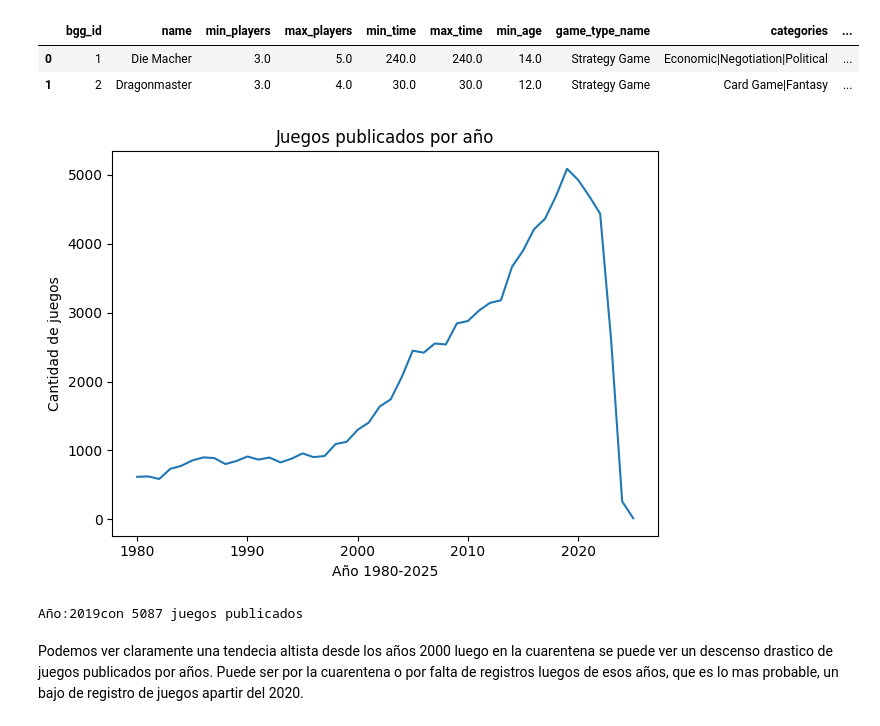
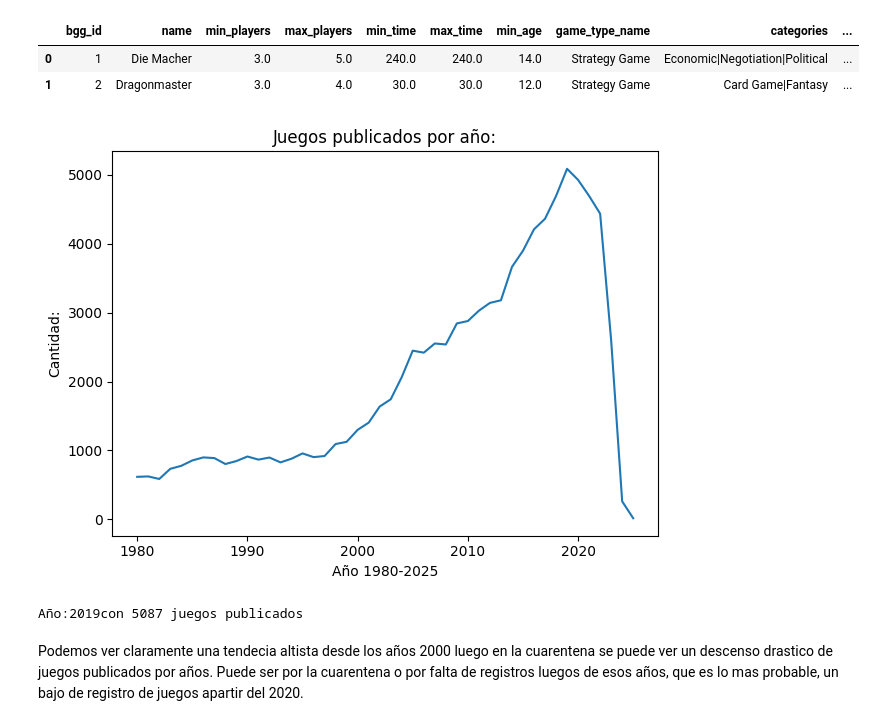
Before and after one commit to Sebastmenas/IMT2200--Sebastian-Mena, a Jupyter notebook: Tareas/T1/IMT2200-25s2 - Tarea 01.ipynb, the cells around one changed output. Cells and saved outputs as stored; diff of their text form; code cells hidden in the pictures.

```diff
--- a/Tareas/T1/IMT2200-25s2 - Tarea 01.ipynb
+++ b/Tareas/T1/IMT2200-25s2 - Tarea 01.ipynb
@@ -141,7 +141,7 @@ tmp["designers"]  = tmp["designer"].apply(lambda x: ids_a_nombres(x, data_person
 tmp["artists"]    = tmp["artist"].apply(lambda x: ids_a_nombres(x, data_person))
 
 columnas_escogidas = ["bgg_id","name","min_players", "max_players","min_time", "max_time","min_age","game_type_name","categories","mechanics",
-        "families", "year","publishers","artists","designers"]## filtrado de columnas
+        "families", "year","publishers","artists","designers", "complexity","num_votes","rank"]## lista para filtrado de columnas
 
 datos_de_juegos = tmp[columnas_escogidas]
 
@@ -195,23 +205,23 @@ dt.head(2)
 # %%
 #una leve ayuda:      https://chatgpt.com/share/68ae2ed3-1ad8-8002-a07b-db6e2fac0e5a
 
 dg = dt.copy()
 
 dg["year"] = pd.to_numeric(dg["year"])
-conteo = dt["year"].dropna().astype(int).value_counts().sort_index()
-
+conteo = dg["year"].dropna() .astype(int).value_counts().sort_index()
 
 plt.figure()
-conteo.plot()
-plt.xlabel("Año 1980-2025")
-plt.ylabel("Cantidad de juegos")
-plt.title("Juegos publicados por año")
+conteo.plot()#para que se grafique
+plt.xlabel("Año 1980-2025")#lo que dice la x
+plt.ylabel("Cantidad:")#lo que dice en y
+plt.title("Juegos publicados por año:")
 plt.tight_layout()
-plt.show()
+plt.show()#para mostrar todo
 
 print(f"Año:{conteo.idxmax()}con {conteo.max()} juegos publicados")#para ver el punto mas alto
+dt = dg.copy()
 # %% [output]
-[figure, old version]
+[figure, new version]
 Año:2019con 5087 juegos publicados
 # %% [markdown]
 Podemos ver claramente una tendecia altista desde los años 2000 luego en la cuarentena se puede ver un descenso drastico de juegos publicados por años. Puede ser por la cuarentena o por falta de registros luegos de esos años, que es lo mas probable, un bajo de registro de juegos apartir del 2020.
```
Also changed, not shown: parts of 14 cells of this notebook, 1 other file.
